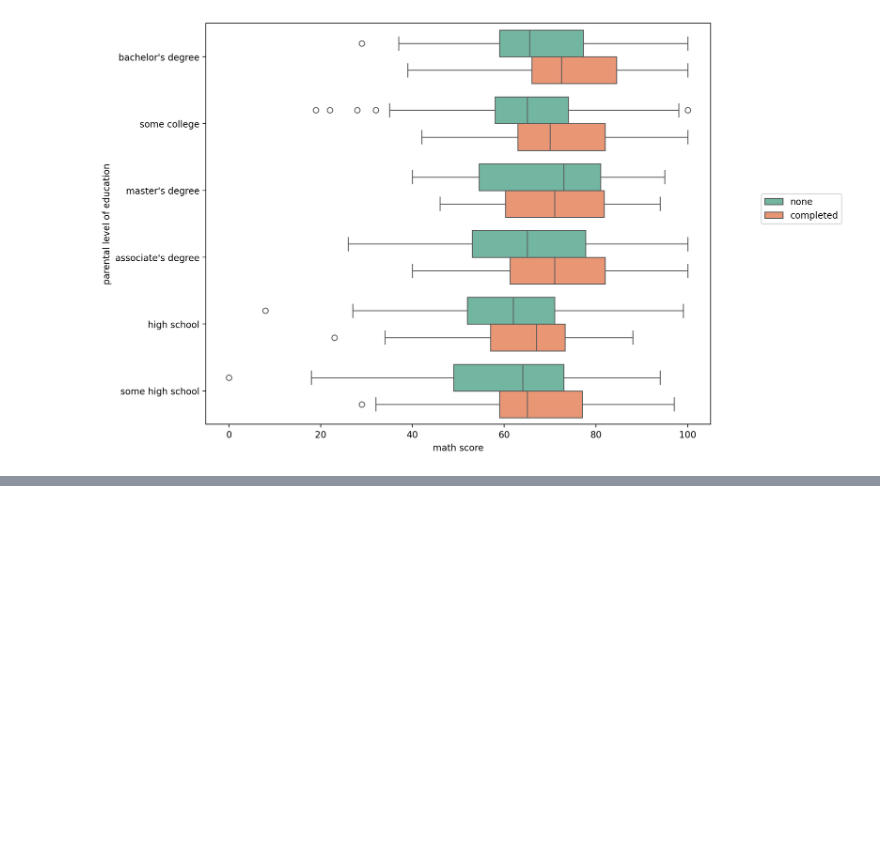
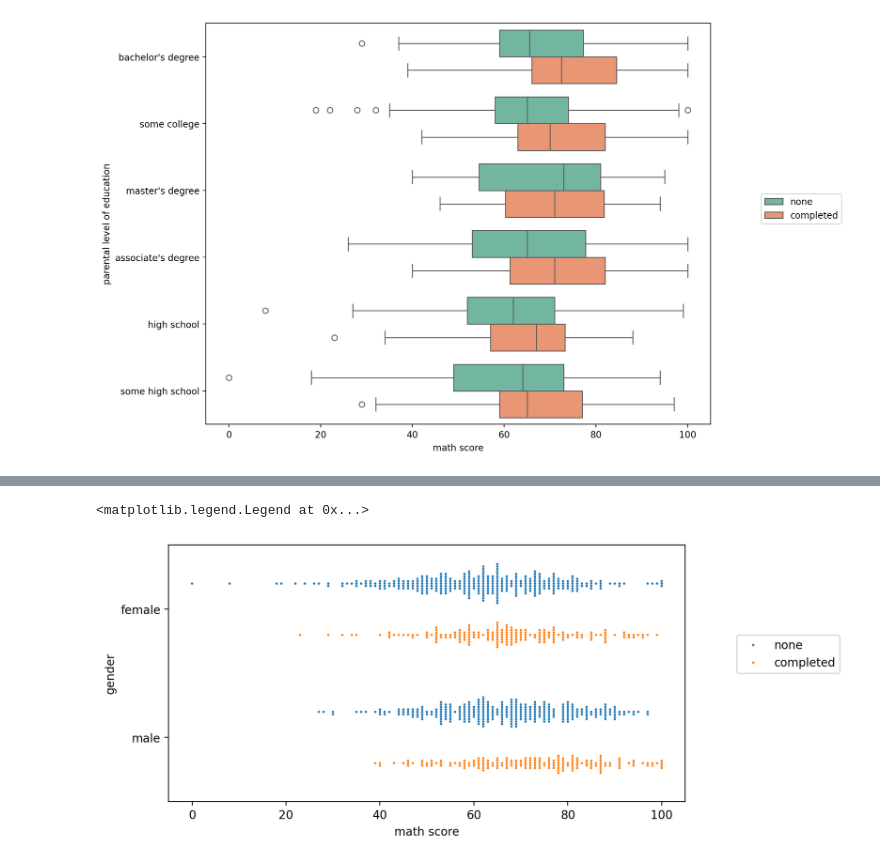
Before and after one commit to che711/DS_ML_course, a Jupyter notebook: lesson5_Seaborn/lesson4_categorical_plots_part2.ipynb, the cells around one changed output, grey strips where cells are left out. Cells and saved outputs as stored; diff of their text form; code cells hidden in the pictures; blank space fills up the shorter version.

```diff
--- a/lesson5_Seaborn/lesson4_categorical_plots_part2.ipynb
+++ b/lesson5_Seaborn/lesson4_categorical_plots_part2.ipynb
@@ -31,0 +32,8 @@ plt.legend(loc=(1.1,0.5));
+# %%
+plt.figure(figsize=(8,4), dpi=200)
+sns.swarmplot(data=df, x='math score', y='gender', size=2,
+             hue='test preparation course', dodge=True)
+plt.legend(loc=[1.1, 0.5])
+# %% [output]
+<matplotlib.legend.Legend at 0x...>
+[figure, added]
```
Also changed, not shown: parts of 3 cells of this notebook, 1 other file.
